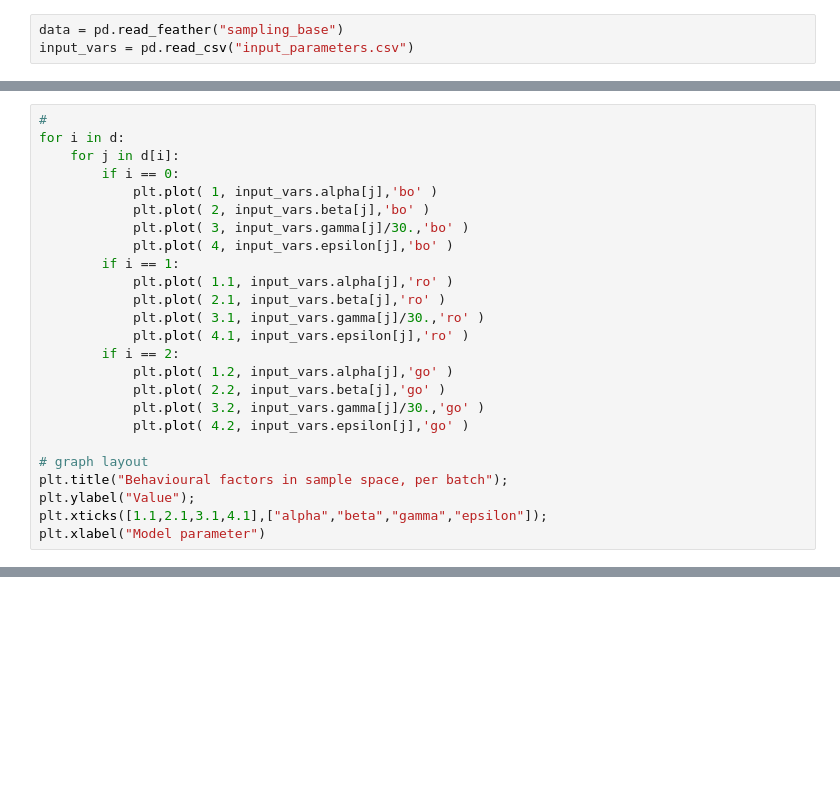
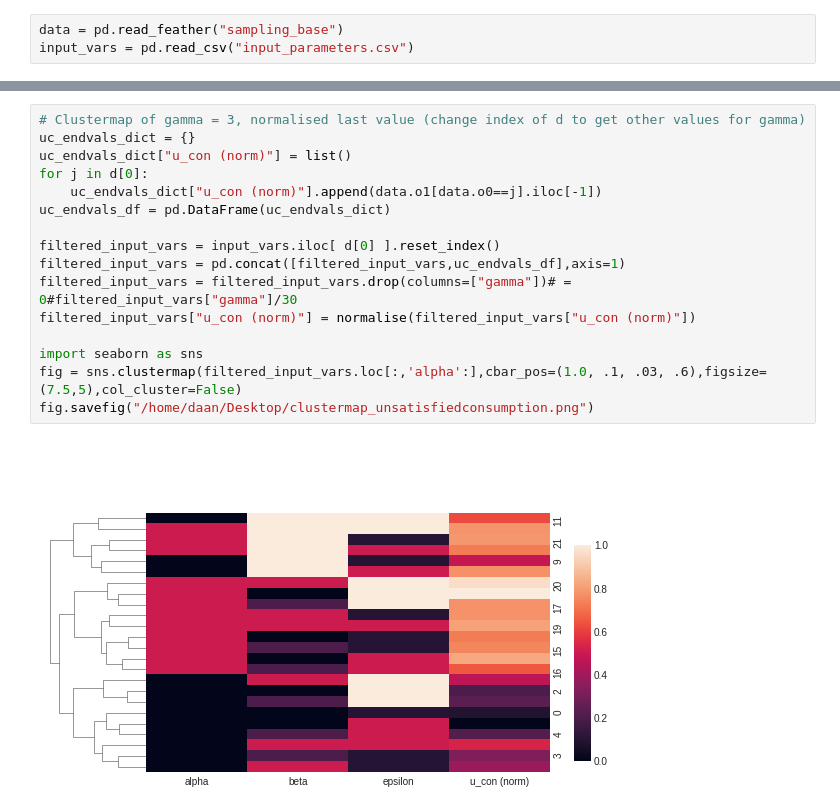
Before and after one commit to daanieo/FATM_ABM, a Jupyter notebook: results/sampling_base/Interpretation.ipynb, the cells around one changed output, grey strips where cells are left out. Drawn from its saved outputs; the diff is of its cells as text; blank space fills up the shorter version.

```diff
--- a/results/sampling_base/Interpretation.ipynb
+++ b/results/sampling_base/Interpretation.ipynb
@@ -71,27 +61,2 @@ plt.ylim([-100,7500]);
 # %% [output]
 [figure]
-# %%
-#
-for i in d:
-    for j in d[i]:
-        if i == 0:
-            plt.plot( 1, input_vars.alpha[j],'bo' )
-            plt.plot( 2, input_vars.beta[j],'bo' )
-            plt.plot( 3, input_vars.gamma[j]/30.,'bo' )
-            plt.plot( 4, input_vars.epsilon[j],'bo' )
-        if i == 1:
-            plt.plot( 1.1, input_vars.alpha[j],'ro' )
-            plt.plot( 2.1, input_vars.beta[j],'ro' )
-            plt.plot( 3.1, input_vars.gamma[j]/30.,'ro' )
-            plt.plot( 4.1, input_vars.epsilon[j],'ro' )
-        if i == 2:
-            plt.plot( 1.2, input_vars.alpha[j],'go' )
-            plt.plot( 2.2, input_vars.beta[j],'go' )
-            plt.plot( 3.2, input_vars.gamma[j]/30.,'go' )
-            plt.plot( 4.2, input_vars.epsilon[j],'go' )
-
-# graph layout
-plt.title("Behavioural factors in sample space, per batch");
-plt.ylabel("Value");
-plt.xticks([1.1,2.1,3.1,4.1],["alpha","beta","gamma","epsilon"]);
-plt.xlabel("Model parameter")
@@ -115,0 +109,18 @@ sns.clustermap(input_vars.loc[:,'alpha':])
+# %%
+# Clustermap of gamma = 3, normalised last value (change index of d to get other values for gamma)
+uc_endvals_dict = {}
+uc_endvals_dict["u_con (norm)"] = list()
+for j in d[0]:
+    uc_endvals_dict["u_con (norm)"].append(data.o1[data.o0==j].iloc[-1])
+uc_endvals_df = pd.DataFrame(uc_endvals_dict)
+
+filtered_input_vars = input_vars.iloc[ d[0] ].reset_index()
+filtered_input_vars = pd.concat([filtered_input_vars,uc_endvals_df],axis=1)
+filtered_input_vars = filtered_input_vars.drop(columns=["gamma"])# = 0#filtered_input_vars["gamma"]/30
+filtered_input_vars["u_con (norm)"] = normalise(filtered_input_vars["u_con (norm)"])
+
+import seaborn as sns
+fig = sns.clustermap(filtered_input_vars.loc[:,'alpha':],cbar_pos=(1.0, .1, .03, .6),figsize=(7.5,5),col_cluster=False)
+fig.savefig("/home/daan/Desktop/clustermap_unsatisfiedconsumption.png")
+# %% [output]
+[figure, added]
```
Also changed, not shown: parts of 25 cells of this notebook, 1 other file.
